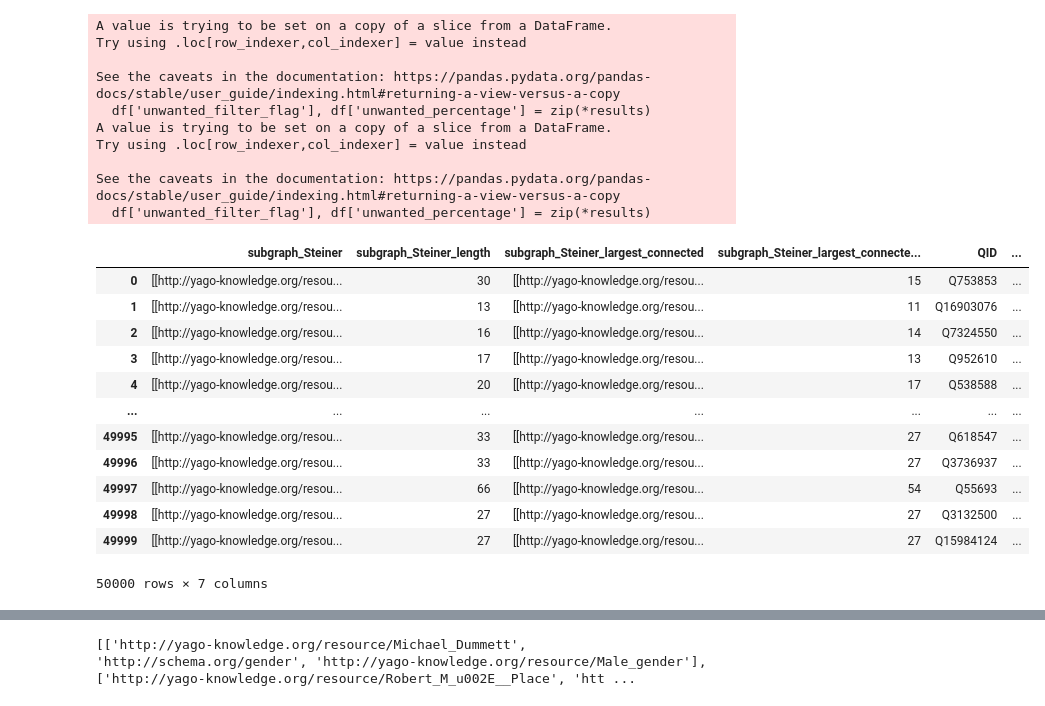
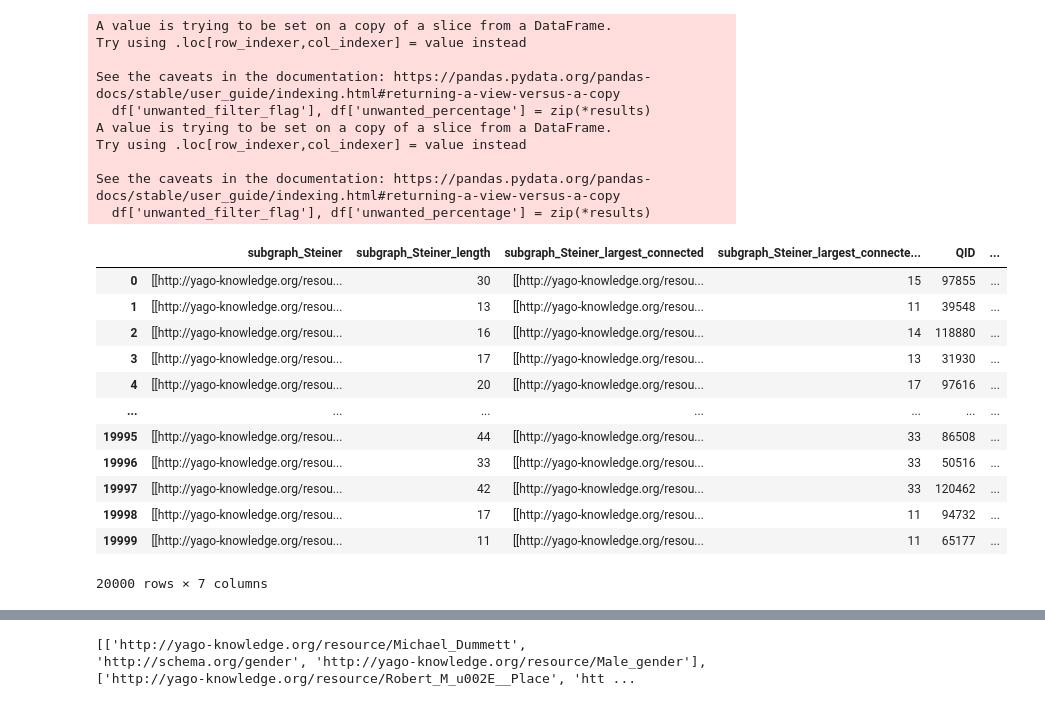
Before and after one commit to PreetamDammu/ClaimBenchKG, a Jupyter notebook: yago/adhoc_tasks.ipynb, the cells around one changed output, grey strips where cells are left out. Saved outputs shown, nothing was run; the diff lists cells and outputs as text; code cells hidden in the pictures.

```diff
--- a/yago/adhoc_tasks.ipynb
+++ b/yago/adhoc_tasks.ipynb
@@ -201,7 +198,8 @@ def process_dataframe_unwanted(df, threshold=20):
     return df
 # %%
 # directory = "/home/ubuntu/preetam_experiments/outputs/test"
-directory = "/home/ec2-user/preetam_experiments/outputs/test"
+split = 'test'
+directory = f"/home/ec2-user/preetam_experiments/outputs/{split}"
 
 merged_data = read_and_merge_json(directory)
 # %% [output]
@@ -353,19 +352,19 @@ See the caveats in the documentation: https://pandas.pydata.org/pandas-docs/stab
 # %%
 rdf_new = rdf_new.sort_values(by='unwanted_percentage', ascending=True).reset_index(drop=True)
 # %%
-rdf_new[:50000]
+rdf_new[:20000]
 # %% [output]
 |  | subgraph_Steiner | subgraph_Steiner_length | subgraph_Steiner_largest_connected | subgraph_Steiner_largest_connecte... | QID | ... |
-| 0 | [[http://yago-knowledge.org/resou... | 30 | [[http://yago-knowledge.org/resou... | 15 | Q753853 | ... |
-| 1 | [[http://yago-knowledge.org/resou... | 13 | [[http://yago-knowledge.org/resou... | 11 | Q16903076 | ... |
-| 2 | [[http://yago-knowledge.org/resou... | 16 | [[http://yago-knowledge.org/resou... | 14 | Q7324550 | ... |
-| 3 | [[http://yago-knowledge.org/resou... | 17 | [[http://yago-knowledge.org/resou... | 13 | Q952610 | ... |
-| 4 | [[http://yago-knowledge.org/resou... | 20 | [[http://yago-knowledge.org/resou... | 17 | Q538588 | ... |
+| 0 | [[http://yago-knowledge.org/resou... | 30 | [[http://yago-knowledge.org/resou... | 15 | 97855 | ... |
+| 1 | [[http://yago-knowledge.org/resou... | 13 | [[http://yago-knowledge.org/resou... | 11 | 39548 | ... |
+| 2 | [[http://yago-knowledge.org/resou... | 16 | [[http://yago-knowledge.org/resou... | 14 | 118880 | ... |
+| 3 | [[http://yago-knowledge.org/resou... | 17 | [[http://yago-knowledge.org/resou... | 13 | 31930 | ... |
+| 4 | [[http://yago-knowledge.org/resou... | 20 | [[http://yago-knowledge.org/resou... | 17 | 97616 | ... |
 | ... | ... | ... | ... | ... | ... | ... |
-| 49995 | [[http://yago-knowledge.org/resou... | 33 | [[http://yago-knowledge.org/resou... | 27 | Q618547 | ... |
-| 49996 | [[http://yago-knowledge.org/resou... | 33 | [[http://yago-knowledge.org/resou... | 27 | Q3736937 | ... |
-| 49997 | [[http://yago-knowledge.org/resou... | 66 | [[http://yago-knowledge.org/resou... | 54 | Q55693 | ... |
-| 49998 | [[http://yago-knowledge.org/resou... | 27 | [[http://yago-knowledge.org/resou... | 27 | Q3132500 | ... |
-| 49999 | [[http://yago-knowledge.org/resou... | 27 | [[http://yago-knowledge.org/resou... | 27 | Q15984124 | ... |
+| 19995 | [[http://yago-knowledge.org/resou... | 44 | [[http://yago-knowledge.org/resou... | 33 | 86508 | ... |
+| 19996 | [[http://yago-knowledge.org/resou... | 33 | [[http://yago-knowledge.org/resou... | 33 | 50516 | ... |
+| 19997 | [[http://yago-knowledge.org/resou... | 42 | [[http://yago-knowledge.org/resou... | 33 | 120462 | ... |
+| 19998 | [[http://yago-knowledge.org/resou... | 17 | [[http://yago-knowledge.org/resou... | 11 | 94732 | ... |
+| 19999 | [[http://yago-knowledge.org/resou... | 11 | [[http://yago-knowledge.org/resou... | 11 | 65177 | ... |
-50000 rows × 7 columns
+20000 rows × 7 columns
 # %%
```
Also changed, not shown: parts of 13 cells of this notebook, 6 other files.
